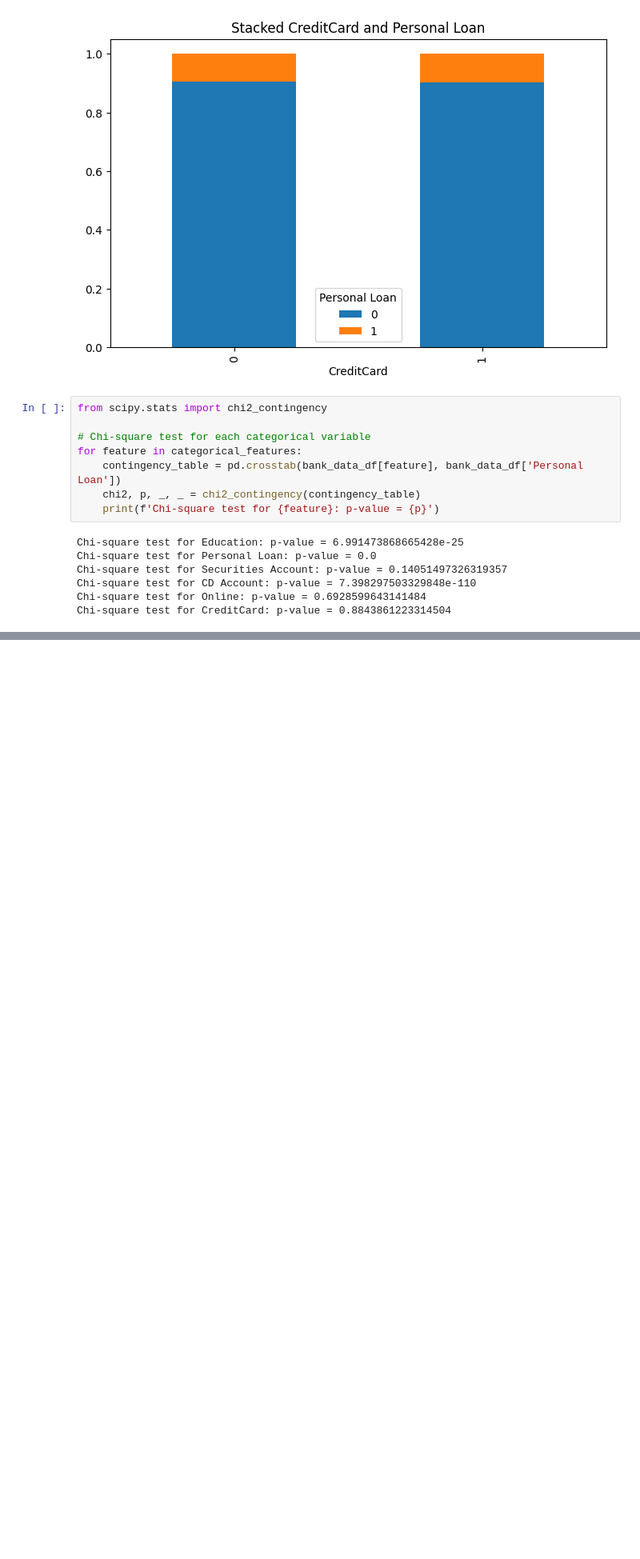
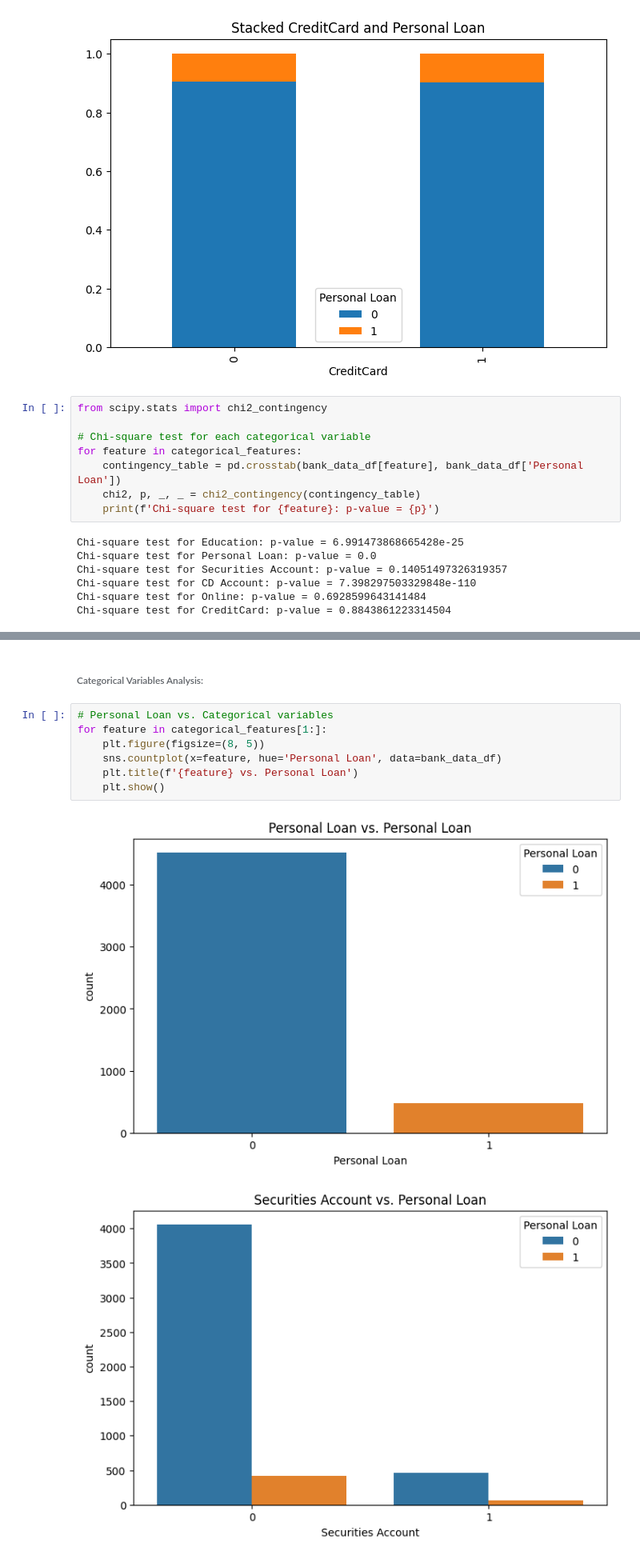
Before and after one commit to madhura-3/Liability-to-Loan-Conversion-Optimization-Project, a Jupyter notebook: Liability_to_Loan_Conversion_Optimization_Project.ipynb, the cells around one changed output, grey strips where cells are left out. Shown at 80% size. Drawn from its saved outputs; the diff is of its cells as text; blank space fills up the shorter version.

```diff
--- a/Liability_to_Loan_Conversion_Optimization_Project.ipynb
+++ b/Liability_to_Loan_Conversion_Optimization_Project.ipynb
@@ -166,0 +191,12 @@ Chi-square test for CreditCard: p-value = 0.8843861223314504
+# %% [markdown]
+###### Categorical Variables Analysis:
+# %%
+# Personal Loan vs. Categorical variables
+for feature in categorical_features[1:]:
+    plt.figure(figsize=(8, 5))
+    sns.countplot(x=feature, hue='Personal Loan', data=bank_data_df)
+    plt.title(f'{feature} vs. Personal Loan')
+    plt.show()
+# %% [output]
+[figure, added]
+[figure, added]
```
Also changed, not shown: parts of 3 cells of this notebook.
